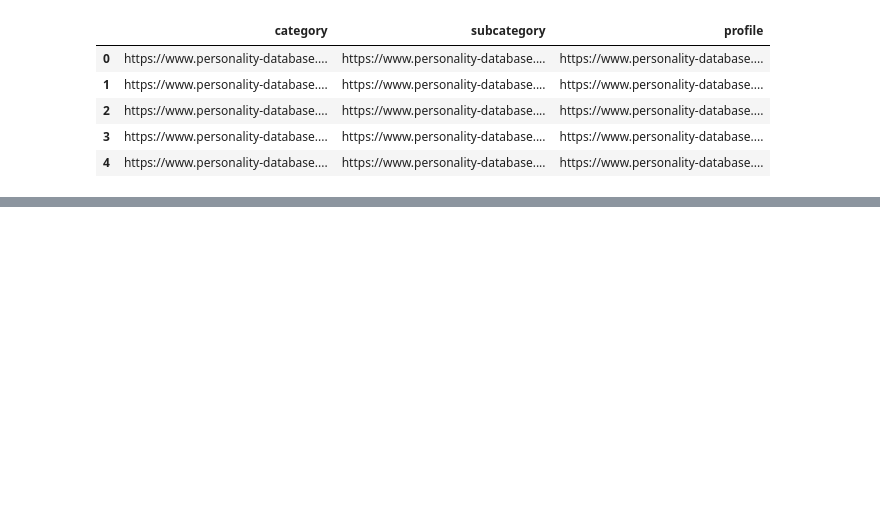
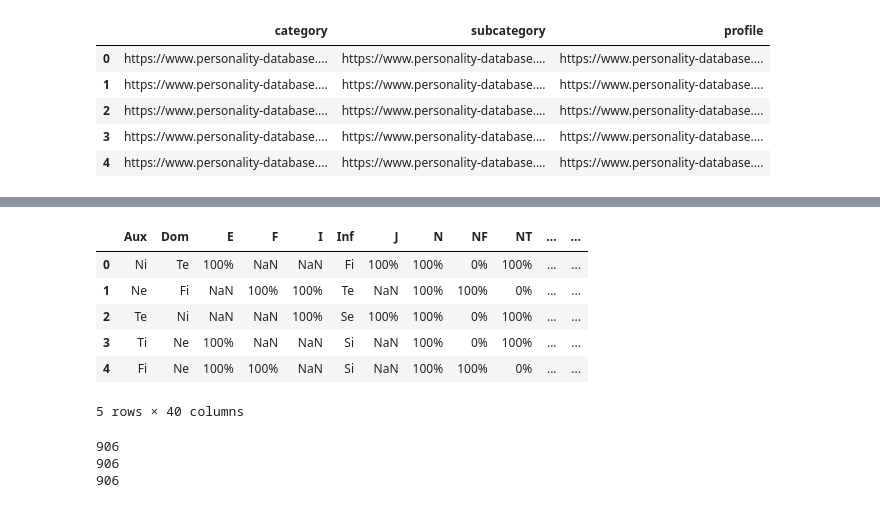
Before and after one commit to oinbar/scraper-base, a Jupyter notebook: scrape-label.ipynb, the cells around one changed output, grey strips where cells are left out. Cells and saved outputs as stored; diff of their text form; code cells hidden in the pictures; blank space fills up the shorter version.

```diff
--- a/scrape-label.ipynb
+++ b/scrape-label.ipynb
@@ -99,3 +127,14 @@ profiles_df.head()
 | 2 | https://www.personality-database.... | https://www.personality-database.... | https://www.personality-database.... |
 | 3 | https://www.personality-database.... | https://www.personality-database.... | https://www.personality-database.... |
 | 4 | https://www.personality-database.... | https://www.personality-database.... | https://www.personality-database.... |
+# %%
+print(len(profiles_df))
+exclude = ["mythical", "religion", "historical", "fictional", "memes"]
+for e in exclude:
+    profiles_df = profiles_df[~profiles_df["category"].str.lower().str.contains(e)]
+    profiles_df = profiles_df[~profiles_df["subcategory"].str.lower().str.contains(e)]
+
+# profiles_df.to_csv("data/profiles_filt.csv", index=False)
+profiles_df = pd.read_csv("data/profiles_filt.csv")
+print(len(profiles_df))
+profiles_df.head()
@@ -153,0 +239,36 @@ re.findall(r'(?<=\<p\>)(.*)(?=\()', s)[0].strip()
+# %%
+df = profiles_full[list(filter(lambda x: "votes"in x ,profiles_full.columns))]
+profiles_full['mbti'] = df.idxmax(axis=1)
+profiles_full["total_votes"] = df.sum(axis=1)
+profiles_full = profiles_full.merge(profiles_df, on="profile")
+
+# TODO this is bad, need to pull name directly from profile
+profiles_full.head()
+# %% [output]
+|  | Aux | Dom | E | F | I | Inf | J | N | NF | NT | ... | ... |
+| 0 | Ni | Te | 100% | NaN | NaN | Fi | 100% | 100% | 0% | 100% | ... | ... |
+| 1 | Ne | Fi | NaN | 100% | 100% | Te | NaN | 100% | 100% | 0% | ... | ... |
+| 2 | Te | Ni | NaN | NaN | 100% | Se | 100% | 100% | 0% | 100% | ... | ... |
+| 3 | Ti | Ne | 100% | NaN | NaN | Si | NaN | 100% | 0% | 100% | ... | ... |
+| 4 | Fi | Ne | 100% | 100% | NaN | Si | NaN | 100% | 100% | 0% | ... | ... |
+5 rows × 40 columns
+# %%
+# for p in list(profiles_full["profile"]):
+#     print(p)
+
+print(len(profiles_full))
+
+exclude = ["mythical", "religion", "historical", "fictional", "memes"]
+for e in exclude:
+    profiles_full = profiles_full[~profiles_full["category"].str.lower().str.contains(e)]
+    profiles_full = profiles_full[~profiles_full["subcategory"].str.lower().str.contains(e)]
+
+print(len(profiles_full))
+
+profiles_full = profiles_full[profiles_full["total_votes"]>3]
+
+print(len(profiles_full))
+# %% [output]
+906
+906
+906
```
Also changed, not shown: parts of 21 cells of this notebook, 16 other files.
